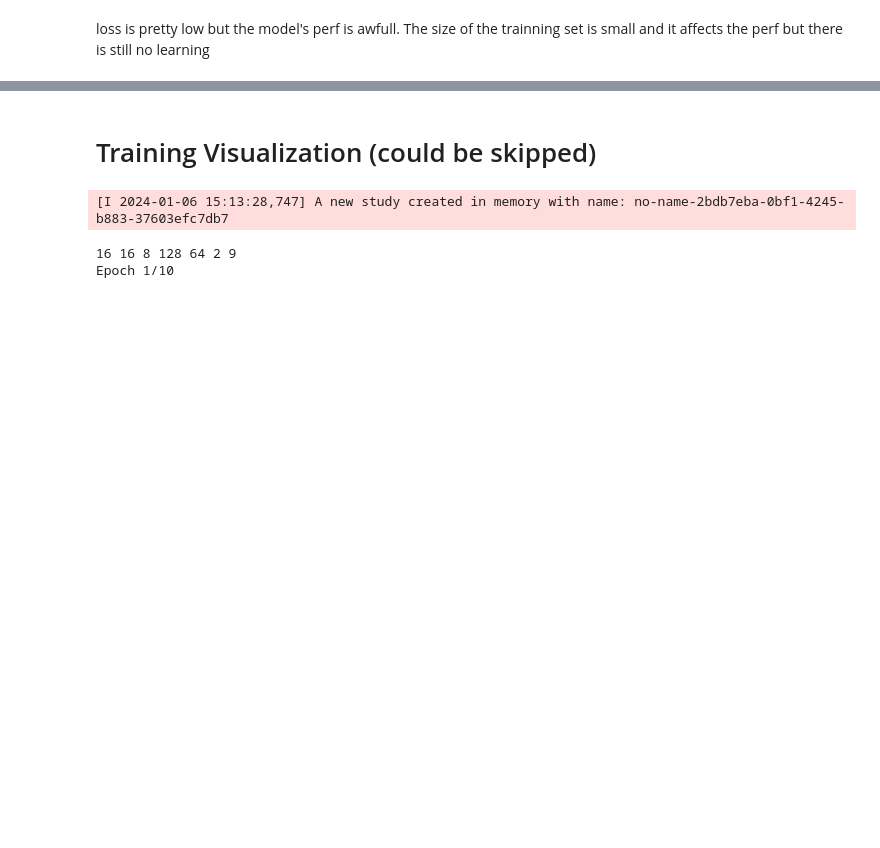
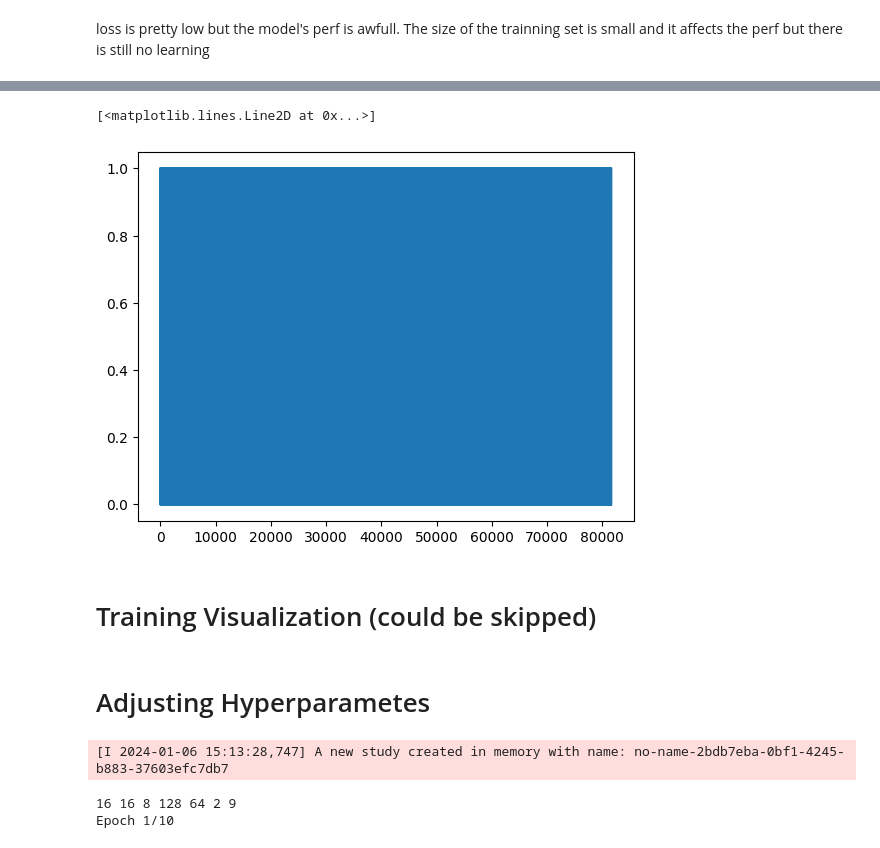
Before and after one commit to poloincognito/limit_order_book, a Jupyter notebook: notebooks/Filltime prediction.ipynb, the cells around one changed output, grey strips where cells are left out. Saved outputs shown, nothing was run; the diff lists cells and outputs as text; code cells hidden in the pictures; blank space fills up the shorter version.

```diff
--- a/notebooks/Filltime prediction.ipynb
+++ b/notebooks/Filltime prediction.ipynb
@@ -450,3 +473,8 @@ plt.show()
+# %%
+plt.plot(Y_test, label='test')
+# %% [output]
+[<matplotlib.lines.Line2D at 0x...>]
+[figure, added]
 # %% [markdown]
 # Training Visualization (could be skipped)
 # %%
@@ -488,6 +516,8 @@ for epoch in range(3):
             activations = intermediate_model.predict(x_batch)
             for i, activation in enumerate(activations):
                 plot_distribution(activation, f'Activation of layer {i+1}')
+# %% [markdown]
+# Adjusting Hyperparametes
 # %%
 # Optuna objective function
 def objective(trial):
```
Also changed, not shown: parts of 31 cells of this notebook.
